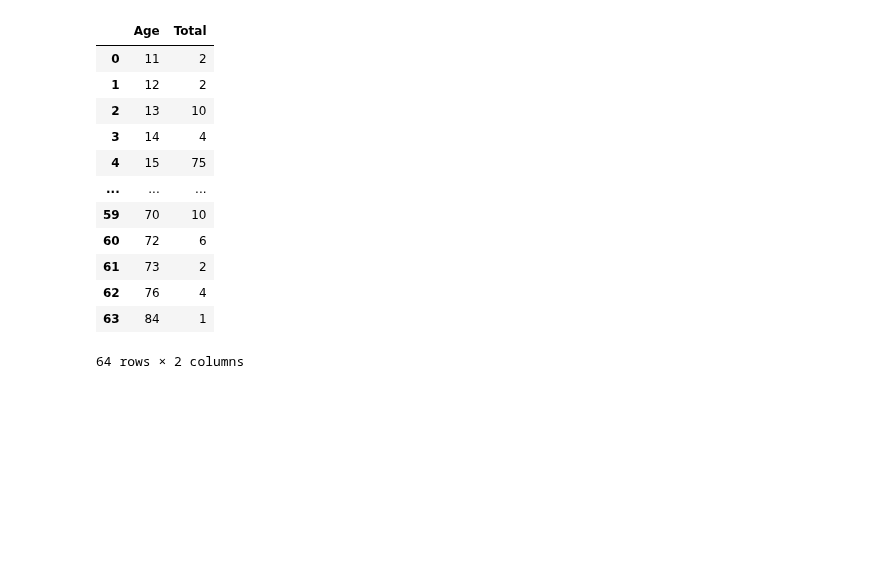
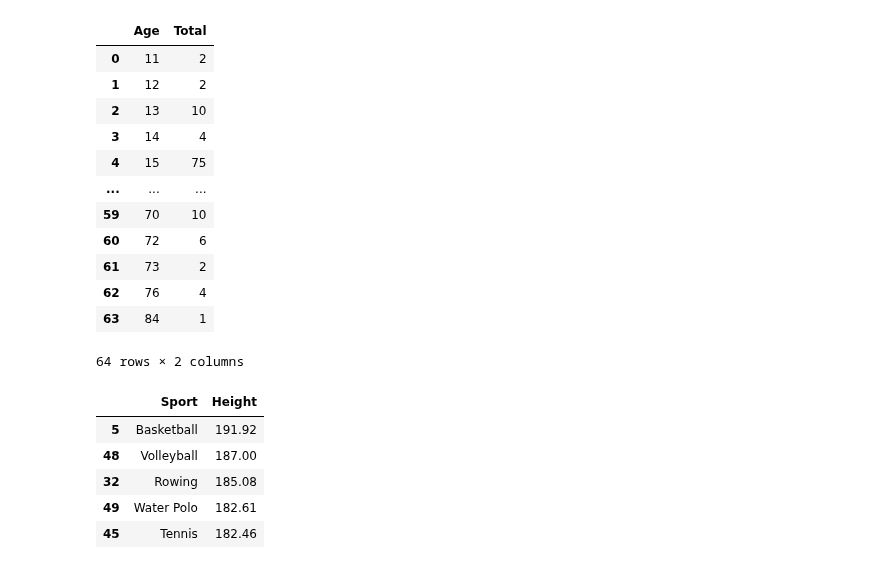
Before and after one commit to SCGlass/Databehandling_project_OS, a Jupyter notebook: Sam/Exercise_1.ipynb, the cells around one changed output. Saved outputs shown, nothing was run; the diff lists cells and outputs as text; code cells hidden in the pictures; blank space fills up the shorter version.

```diff
--- a/Sam/Exercise_1.ipynb
+++ b/Sam/Exercise_1.ipynb
@@ -173,3 +173,19 @@ fig = px.histogram(df_age, x="Age", y="Total", nbins=84, labels={
                    title="Ages of participating Athletes from Great Britain who competed in the previous Olympics")
 
 fig.show()
+# %%
+# Finding average height in each sport. which sports had the tallest heights
+
+df_heights = df_GB[["Sport", "Height"]]
+# dropping the rows that have na in the height
+df_heights = df_heights.dropna(subset=["Height"])
+df_heights = df_heights.groupby(["Sport"]).Height.mean().reset_index().round(
+    decimals=2).sort_values("Height", ascending=False)
+df_heights.head()
+# %% [output]
+|  | Sport | Height |
+| 5 | Basketball | 191.92 |
+| 48 | Volleyball | 187.00 |
+| 32 | Rowing | 185.08 |
+| 49 | Water Polo | 182.61 |
+| 45 | Tennis | 182.46 |
```
Also changed, not shown: parts of 3 cells of this notebook, 1 other file.
